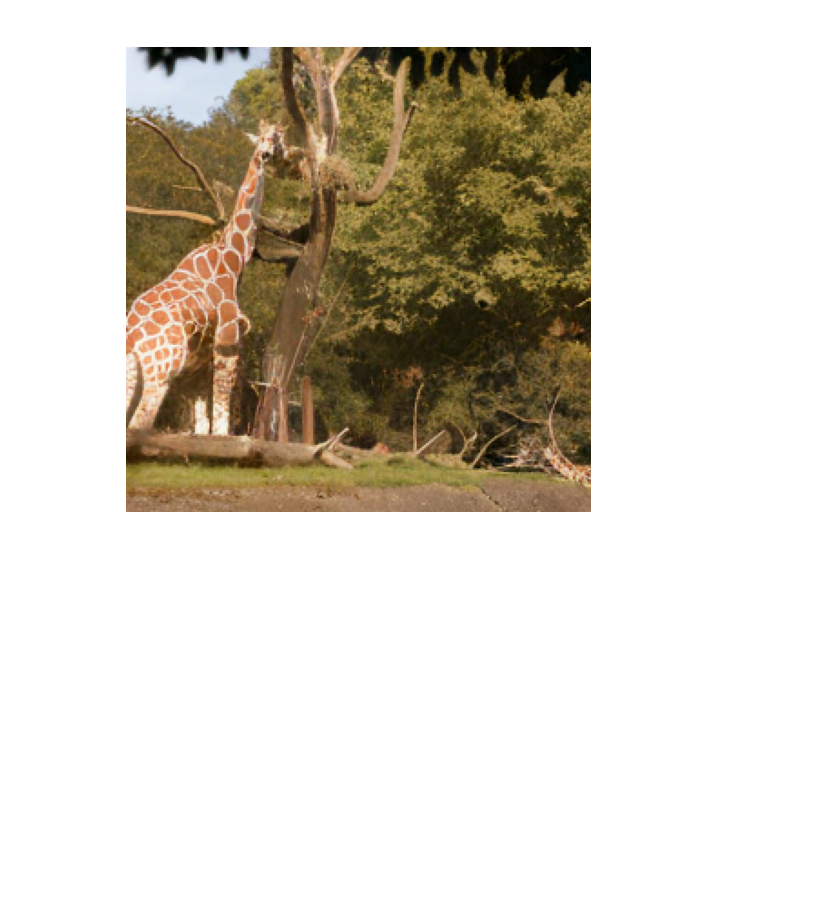
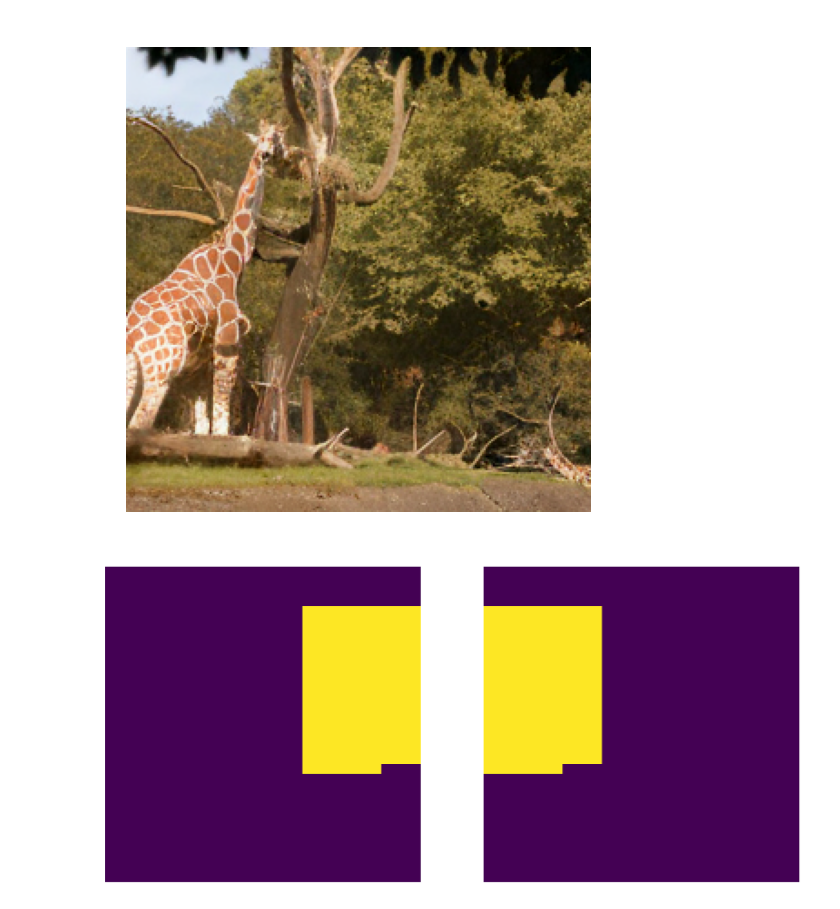
Before and after one commit to rupertmenneer/edm2_hig, a Jupyter notebook: hig_data/coco.ipynb, the cells around one changed output. Cells and saved outputs as stored; diff of their text form; code cells hidden in the pictures; blank space fills up the shorter version.

```diff
--- a/hig_data/coco.ipynb
+++ b/hig_data/coco.ipynb
@@ -83,3 +77,22 @@ plot_array_images(decoded_img2.transpose(2,0,1)[np.newaxis,...])
 # %% [output]
 [figure]
 [figure]
+# %%
+import torch
+data = dataset[1]
+data2 = dataset[(236560//2)+1]
+bb_1 = data['instance_to_image'].edge_index
+bb_2 = data2['instance_to_image'].edge_index
+from hig_data.coco import linear_to_2d_idx
+bb_1, bb_2
+img_bb_1 = linear_to_2d_idx(torch.tensor(bb_1[1]))[:,:200]
+img_bb_2 = linear_to_2d_idx(torch.tensor(bb_2[1]))[:,:200]
+
+from hig_data.visualisation import plot_array_images
+image = torch.zeros((2, 1, 32, 32))
+image[0,:,img_bb_1[0], img_bb_1[1]] = 1.
+image[1,:,img_bb_2[0], img_bb_2[1]] = 1.
+
+plot_array_images(image)
+# %% [output]
+[figure, added]
```
Also changed, not shown: parts of 15 cells of this notebook, 11 other files.
